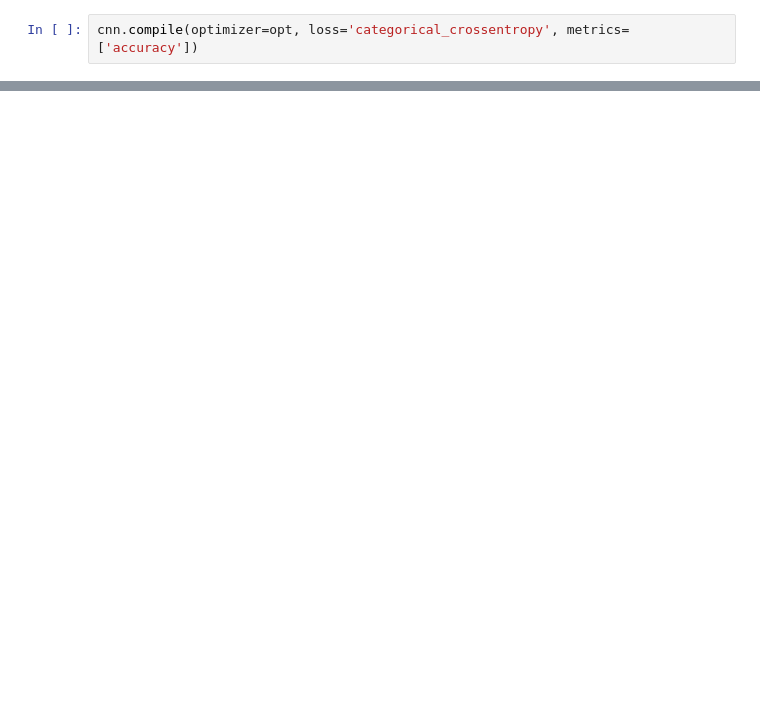
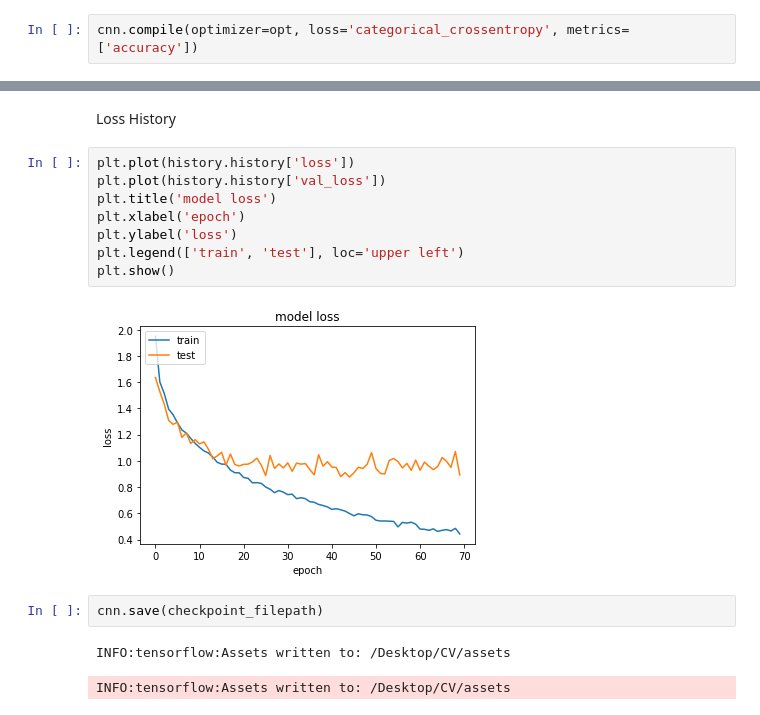
Before and after one commit to amitav710/SAiDl, a Jupyter notebook: supervised.ipynb, the cells around one changed output, grey strips where cells are left out. Drawn from its saved outputs; the diff is of its cells as text; blank space fills up the shorter version.

```diff
--- a/supervised.ipynb
+++ b/supervised.ipynb
@@ -143,0 +282,17 @@ Epoch 140/160
+# %% [markdown]
+Loss History
+# %%
+plt.plot(history.history['loss'])
+plt.plot(history.history['val_loss'])
+plt.title('model loss')
+plt.xlabel('epoch')
+plt.ylabel('loss')
+plt.legend(['train', 'test'], loc='upper left')
+plt.show()
+# %% [output]
+[figure, added]
+# %%
+cnn.save(checkpoint_filepath)
+# %% [output]
+INFO:tensorflow:Assets written to: /Desktop/CV/assets
+INFO:tensorflow:Assets written to: /Desktop/CV/assets
```
Also changed, not shown: parts of 20 cells of this notebook.
